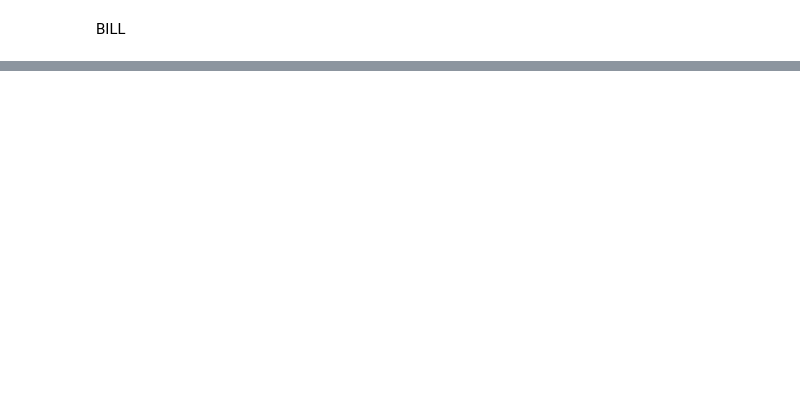
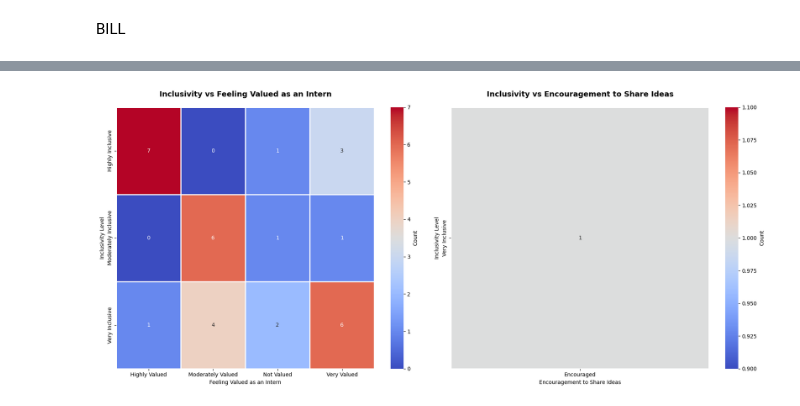
Before and after one commit to MUYAHGaious/Intern_satisfaction, a Jupyter notebook: analysis.ipynb, the cells around one changed output, grey strips where cells are left out. Saved outputs shown, nothing was run; the diff lists cells and outputs as text; code cells hidden in the pictures; blank space fills up the shorter version.

Commit message:
added details on working environment

```diff
--- a/analysis.ipynb
+++ b/analysis.ipynb
@@ -724,0 +650,16 @@ plt.show()
+# %%
+# Renaming relevant columns for clarity
+df2_renamed = df2.rename(columns={
+    "Description_of_working_environment": "working_environment",
+    "how_inclusive_you_fet_into_the_team": "inclusivity",
+    "was_encouraged_to_share_ideas": "encouragement_to_share_ideas",
+    "support_provided_by_superv": "supervisor_support",
+    "how_satified_are_interns": "satisfaction_levels",
+    "will_recomend_internship_to_others": "willingness_to_recommend"
+})
+# %%
+# Convert 'Yes' to 1 and 'No' to 0 in willingness_to_recommend
+df2_renamed["willingness_to_recommend"] = df2_renamed["willingness_to_recommend"].map({"Yes": 2, "No": 1,"maybe": 0})
+# %%
+# Convert categorical responses ('Yes'/'No') to numerical values
+df2_renamed["encouragement_to_share_ideas"] = df2_renamed["encouragement_to_share_ideas"].map({"Yes": 2, "No":1 , "maybe":0})
@@ -724,0 +691,3 @@ plt.show()
+# %%
+# Convert textual descriptions to word count for analysis
+df2_renamed["working_environment_length"] = df2_renamed["working_environment"].astype(str).apply(len)
@@ -724,0 +730,31 @@ plt.show()
+# %%
+# Define mapping for categorical labels
+inclusivity_labels = {1: "Not Inclusive", 2: "Slightly Inclusive", 3: "Moderately Inclusive", 4: "Very Inclusive", 5: "Highly Inclusive"}
+valued_labels = {1: "Not Valued", 2: "Slightly Valued", 3: "Moderately Valued", 4: "Very Valued", 5: "Highly Valued"}
+encouragement_labels = {0: "Not Encouraged", 1: "Encouraged"}
+
+# Apply label mapping
+df2_renamed["inclusivity_label"] = df2_renamed["inclusivity"].map(inclusivity_labels)
+df2_renamed["valued_label"] = df2_renamed["valued_as_intern"].map(valued_labels)
+df2_renamed["encouragement_label"] = df2_renamed["encouragement_to_share_ideas"].map(encouragement_labels)
+
+# Create heatmaps with proper labels
+df_heatmap1 = df2_renamed.groupby(["inclusivity_label", "valued_label"]).size().unstack(fill_value=0)
+df_heatmap2 = df2_renamed.groupby(["inclusivity_label", "encouragement_label"]).size().unstack(fill_value=0)
+
+fig, axes = plt.subplots(1, 2, figsize=(18, 8))
+
+sns.heatmap(df_heatmap1, cmap="coolwarm", annot=True, fmt="d", cbar_kws={'label': 'Count'}, linewidths=1, linecolor='white', ax=axes[0])
+axes[0].set_title("Inclusivity vs Feeling Valued as an Intern", pad=20, fontsize=14, fontweight='bold')
+axes[0].set_xlabel("Feeling Valued as an Intern")
+axes[0].set_ylabel("Inclusivity Level")
+
+sns.heatmap(df_heatmap2, cmap="coolwarm", annot=True, fmt="d", cbar_kws={'label': 'Count'}, linewidths=1, linecolor='white', ax=axes[1])
+axes[1].set_title("Inclusivity vs Encouragement to Share Ideas", pad=20, fontsize=14, fontweight='bold')
+axes[1].set_xlabel("Encouragement to Share Ideas")
+axes[1].set_ylabel("Inclusivity Level")
+
+plt.tight_layout()
+plt.show()
+# %% [output]
+[figure, added]
```
Also changed, not shown: parts of 26 cells of this notebook, 6 other files.
